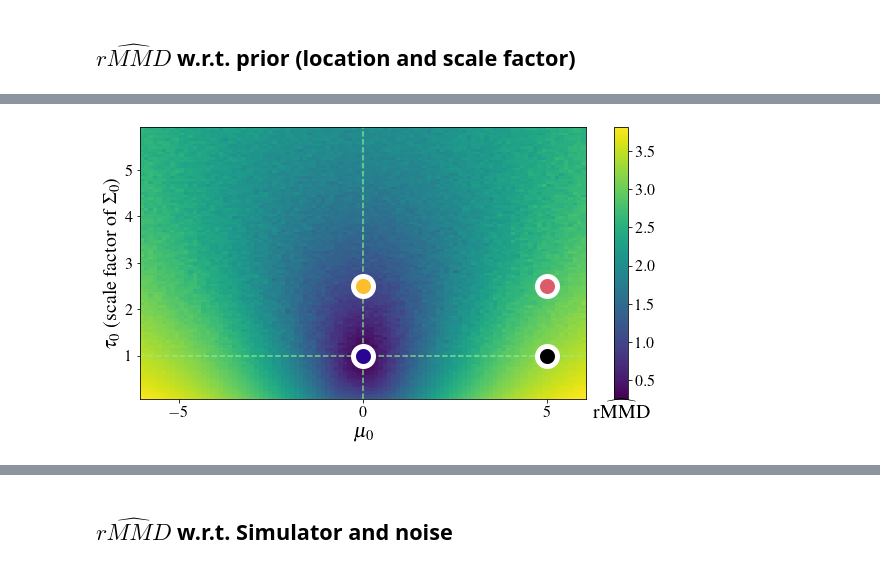
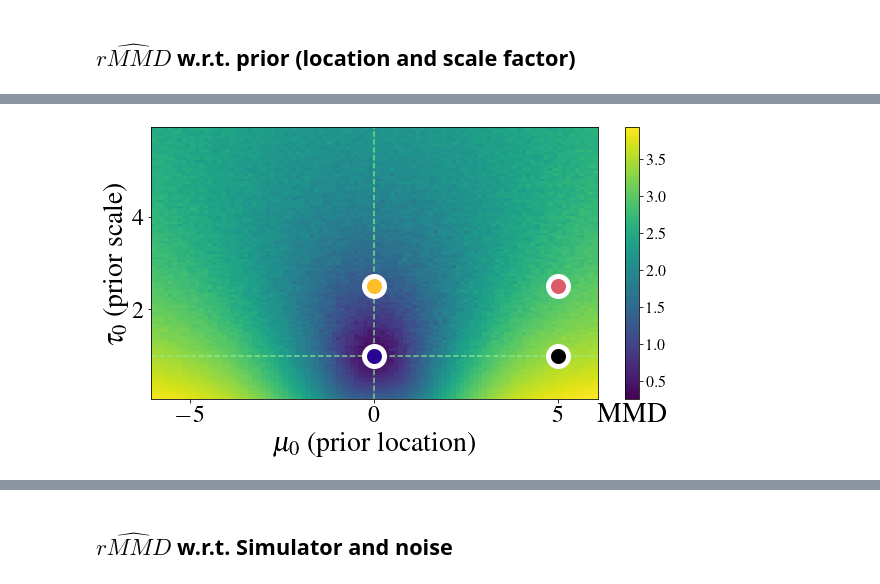
Before and after one commit to marvinschmitt/ModelMisspecificationBF, a Jupyter notebook: abf_mvn_means.ipynb, the cells around one changed output, grey strips where cells are left out. Drawn from its saved outputs; the diff is of its cells as text; code cells hidden in the pictures.

```diff
--- a/abf_mvn_means.ipynb
+++ b/abf_mvn_means.ipynb
@@ -13,7 +13,7 @@ import seaborn as sns
 import pandas as pd
 import scipy
 import tensorflow as tf
-#import tensorflow_probability as tfp
+import tensorflow_probability as tfp
 import colorednoise as cn
 from scipy import stats
 
@@ -36,8 +36,9 @@ from bayesflow.applications.simulators import GaussianMeanSimulator, Multivariat
 from abf_functions import *
 
 
-RERUN_GRID_EXPERIMENT = False
-RERUN_MMD_ERROR_EXPERIMENT = False
+RERUN_GRID_EXPERIMENT = True
+RERUN_RMSE_GRID_EXPERIMENT = True
+GRID_RESOLUTION = 101
 # %%
 plt.rcParams.update({
     "axes.labelsize" : 20,
@@ -219,4 +220,4 @@ Networks loaded from export_ckpt/mmd/means_2D_overcomplete/ckpt-50
 # %% [markdown]
 ## Converge BayesFlow networks
 # %%
-#losses = trainer_sufficient.train_rounds(epochs=10, rounds=5, sim_per_round=10000, batch_size=128, n_obs=100)
+losses = trainer_sufficient.train_rounds(epochs=10, rounds=5, sim_per_round=10000, batch_size=128, n_obs=100)
@@ -223,2 +239,2 @@ Networks loaded from export_ckpt/mmd/means_2D_overcomplete/ckpt-50
 # %%
-# losses = trainer_overcomplete.train_rounds(epochs=10, rounds=5, sim_per_round=10000, batch_size=128, n_obs=100)
+losses = trainer_overcomplete.train_rounds(epochs=10, rounds=5, sim_per_round=10000, batch_size=128, n_obs=100)
@@ -404,8 +508,8 @@ prior_scale = np.linspace(0.10, 5.90, num = n_scale)
 P1, P2 = np.meshgrid(prior_loc, prior_scale)
 
 if RERUN_GRID_EXPERIMENT:
-    _, x_star = trainer_sufficient._forward_inference(200, 100)
-    s_star = np.array(trainer_sufficient.network.summary_net(x_star))
+    _, x_star = trainer_overcomplete._forward_inference(200, 100)
+    s_star = np.array(trainer_overcomplete.network.summary_net(x_star))
 
     MMD = np.zeros((n_scale, n_loc))
     for i in tqdm(range(n_scale)):
@@ -413,41 +517,39 @@ if RERUN_GRID_EXPERIMENT:
             p1 = P1[i, j]
             p2 = P2[i, j]
             prior = GaussianMeanPrior(D=D, mu_mean=p1, mu_scale=p2)
             simulator = GaussianMeanSimulator(D=D)
             generative_model = GenerativeModel(prior, simulator)
             _, x_o = generative_model(200, 100)
-            s_o = np.array(trainer_sufficient.network.summary_net(x_o))
+            s_o = np.array(trainer_overcomplete.network.summary_net(x_o))
             MMD[i, j] = float(maximum_mean_discrepancy(s_o, s_star, squared=False))
-    np.save(f"data/MMD_grid_experiments/MVN_MMD_grid_sufficient_prior.npy", MMD)
+    np.save(f"data/MMD_grid_experiments/MVN_MMD_grid_overcomplete_prior.npy", MMD)
 
-MMD = np.load(f"data/MMD_grid_experiments/MVN_MMD_grid_sufficient_prior.npy")
+MMD = np.load(f"data/MMD_grid_experiments/MVN_MMD_grid_overcomplete_prior.npy")
 plt.figure(figsize=(10, 5))
 plt.pcolor(P1, P2, MMD, shading="nearest", rasterized=True)
-plt.xlabel(r"$\mu_0$")
-plt.ylabel(r"$\tau_0$ (scale factor of $\Sigma_0$)")
+plt.xlabel(r"$\mu_0$ (prior location)", fontsize=28)
+plt.ylabel(r"$\tau_0$ (prior scale)", fontsize=28)
 plt.axhline(y=1.0, linestyle="--", color="lightgreen", alpha=.80)
 plt.axvline(x=0.0, linestyle="--", color="lightgreen", alpha=.80)
-
+plt.tick_params(labelsize=24)
 plt.xticks([-5, 0, 5])
 
 plt.plot(5, 2.5, linewidth=10, alpha=1.0,
          marker="o", markersize=20, markeredgewidth=5.0, markeredgecolor="white", markerfacecolor = color_codes["Prior location + scale"]
         )
 plt.plot(0, 2.5, linewidth=10, alpha=1.0,
          marker="o", markersize=20, markeredgewidth=5.0, markeredgecolor="white", markerfacecolor = color_codes["Prior scale"]
         )
 plt.plot(5, 1, linewidth=10, alpha=1.0,
          marker="o", markersize=20, markeredgewidth=5.0, markeredgecolor="white", markerfacecolor = color_codes["Prior location"]
         )
 
 plt.plot(0, 1, linewidth=10, alpha=1.0,
          marker="o", markersize=20, markeredgewidth=5.0, markeredgecolor="white", markerfacecolor = color_codes["No MMS"]
         )
 
-
-
 cbar = plt.colorbar()
-cbar.ax.set_xlabel(r"$\widehat{\mathrm{rMMD}}$")
-plt.savefig(f"plots/abf_mvn_means_sufficient_mmd_grid_prior.{FILEFORMAT}", bbox_inches="tight", dpi=DPI)
+cbar.ax.set_xlabel(r"MMD", fontsize=28)
+plt.savefig(f"plots/abf_mvn_means_overcomplete_mmd_grid_prior.{FILEFORMAT}", bbox_inches="tight", dpi=DPI)
 # %% [output]
-[figure, old version]
+[figure, new version]
```
Also changed, not shown: parts of 48 cells of this notebook, 6 other files.
